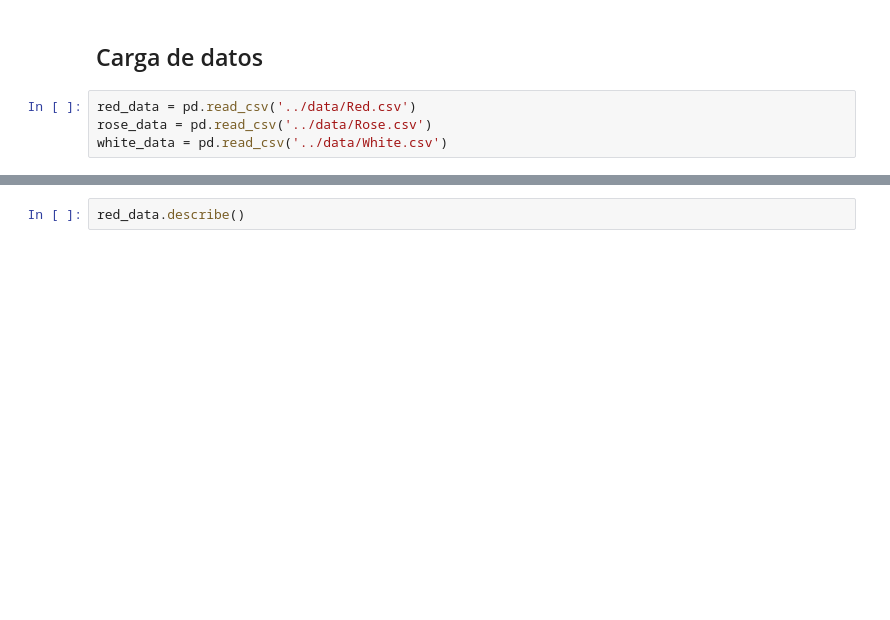
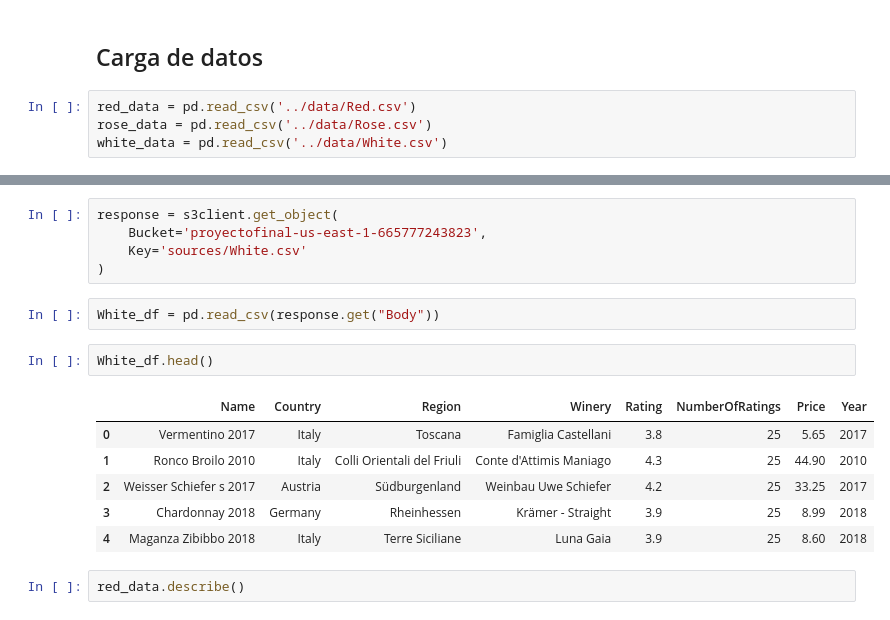
Before and after one commit to am23006810/CienciaDeDatosEnPython-ProyectoFinal, a Jupyter notebook: tmp/proyecto_final_exploracion.ipynb, the cells around one changed output, grey strips where cells are left out. Saved outputs shown, nothing was run; the diff lists cells and outputs as text; blank space fills up the shorter version.

```diff
--- a/tmp/proyecto_final_exploracion.ipynb
+++ b/tmp/proyecto_final_exploracion.ipynb
@@ -27,3 +50,19 @@ white_data = pd.read_csv('../data/White.csv')
+# %%
+response = s3client.get_object(
+    Bucket='proyectofinal-us-east-1-665777243823',
+    Key='sources/White.csv'
+)
+# %%
+White_df = pd.read_csv(response.get("Body"))
+# %%
+White_df.head()
+# %% [output]
+|  | Name | Country | Region | Winery | Rating | NumberOfRatings | Price | Year |
+| 0 | Vermentino 2017 | Italy | Toscana | Famiglia Castellani | 3.8 | 25 | 5.65 | 2017 |
+| 1 | Ronco Broilo 2010 | Italy | Colli Orientali del Friuli | Conte d'Attimis Maniago | 4.3 | 25 | 44.90 | 2010 |
+| 2 | Weisser Schiefer s 2017 | Austria | Südburgenland | Weinbau Uwe Schiefer | 4.2 | 25 | 33.25 | 2017 |
+| 3 | Chardonnay 2018 | Germany | Rheinhessen | Krämer - Straight | 3.9 | 25 | 8.99 | 2018 |
+| 4 | Maganza Zibibbo 2018 | Italy | Terre Siciliane | Luna Gaia | 3.9 | 25 | 8.60 | 2018 |
 # %%
 red_data.describe()
 # %% [output]
```
Also changed, not shown: parts of 8 cells of this notebook.
